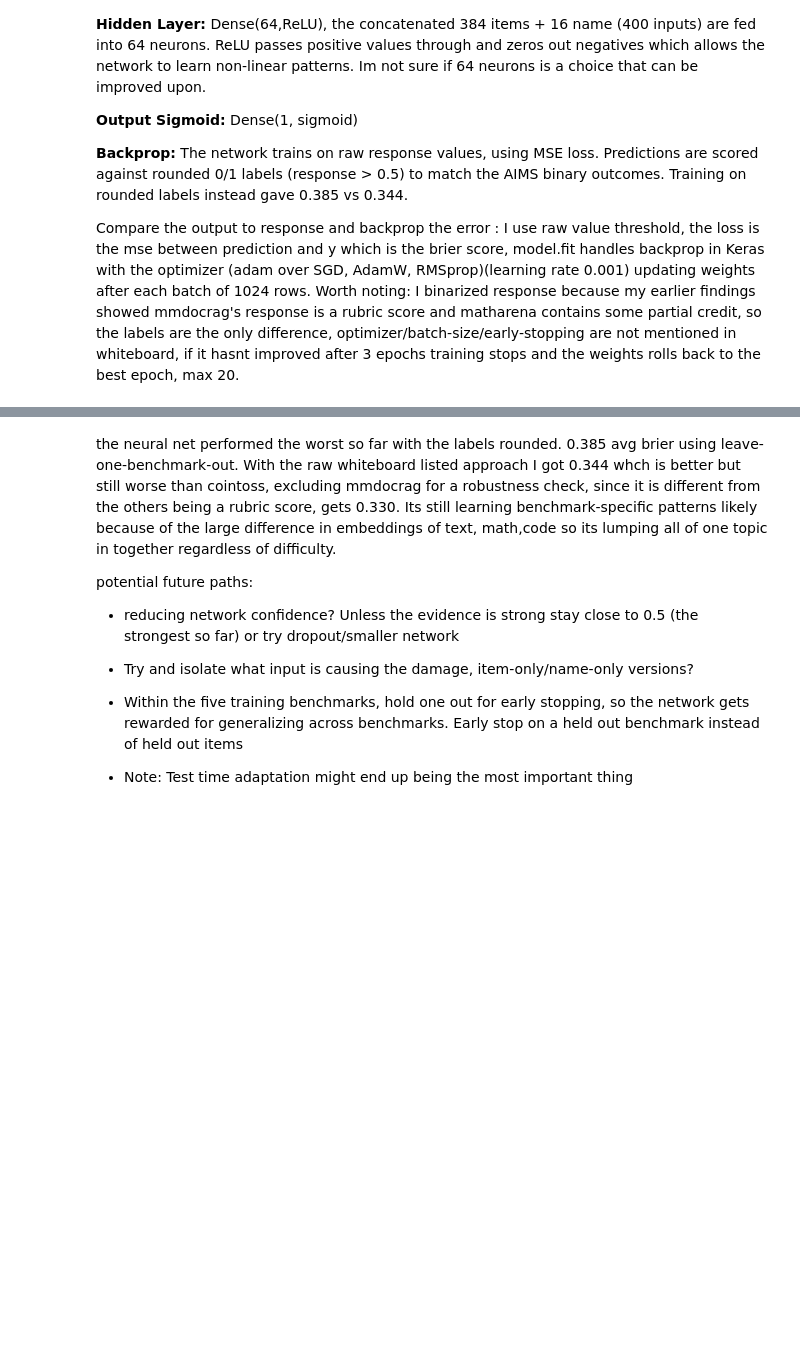
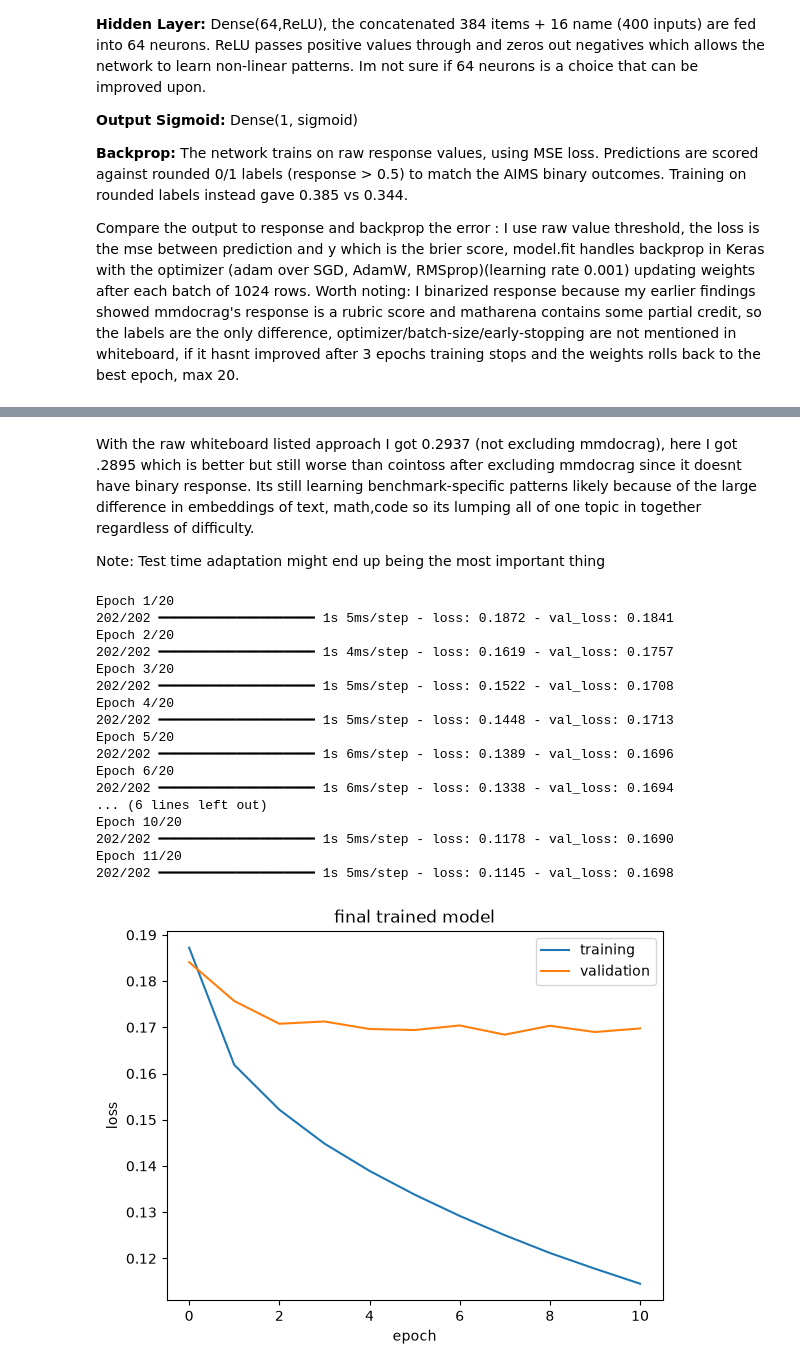
Before and after one commit to stevenwoodrum/dl-project, a Jupyter notebook: simplenn.ipynb, the cells around one changed output, grey strips where cells are left out. Drawn from its saved outputs; the diff is of its cells as text; code cells hidden in the pictures; blank space fills up the shorter version.

Commit message:
Nicks Approach 1

```diff
--- a/simplenn.ipynb
+++ b/simplenn.ipynb
@@ -185,12 +270,64 @@ avg (6 folds): 0.3436 | avg excl. mmdocrag: 0.3299
 # %% [markdown]
- the neural net performed the worst so far with the labels rounded. 0.385 avg brier using leave-one-benchmark-out. With the raw whiteboard listed approach I got 0.344 whch is better but still worse than cointoss, excluding mmdocrag for a robustness check, since it is different from the others being a rubric score, gets 0.330. Its still learning benchmark-specific patterns likely because of the large difference in embeddings of text, math,code so its lumping all of one topic in together regardless of difficulty.
+ With the raw whiteboard listed approach I got 0.2937 (not excluding mmdocrag), here I got .2895 which is better but still worse than cointoss after excluding mmdocrag since it doesnt have binary response. Its still learning benchmark-specific patterns likely because of the large difference in embeddings of text, math,code so its lumping all of one topic in together regardless of difficulty.
 
-potential future paths:
-
-- reducing network confidence? Unless the evidence is strong stay close to 0.5 (the strongest so far) or try dropout/smaller network
-
-- Try and isolate what input is causing the damage, item-only/name-only versions?
-
-- Within the five training benchmarks, hold one out for early stopping, so the network gets rewarded for generalizing across benchmarks. Early stop on a held out benchmark instead of held out items
-
-- Note: Test time adaptation might end up being the most important thing
+Note: Test time adaptation might end up being the most important thing
+# %%
+import json
+SUB = Path("my_submission")
+
+# seed fixed to make random choices reproducible.
+keras.utils.set_random_seed(0)
+rng = np.random.default_rng(0)
+every_item = resp["item_id"].unique()
+
+stop_items = rng.choice(every_item, size=len(every_item) // 10, replace=False)
+is_stop = resp["item_id"].isin(stop_items)
+fit_df, stop_df = resp[~is_stop], resp[is_stop]
+
+final_model = build_model()
+
+final_model.fit(
+    inputs(fit_df, fit_df["name_idx"]), fit_df["response"].to_numpy("float32"),
+    validation_data=(inputs(stop_df, stop_df["name_idx"]), stop_df["response"].to_numpy("float32")),
+    epochs=20, batch_size=1024,
+    callbacks=[keras.callbacks.EarlyStopping(patience=3, restore_best_weights=True)])
+
+pd.DataFrame(final_model.hisory.history).to_csv("histories/final_model.csv", index_label = "epoch")
+
+dense = [layer for layer in final_model.layers if isinstance(layer, keras.layers.Dense)]
+W1, b1 = dense[0].get_weights()
+W2, b2 = dense[1].get_weights()
+name_table = final_model.get_layer("name_emb").get_weights()[0]
+np.savez(SUB / "weights.npz", name_table=name_table, W1=W1, b1=b1, W2=W2, b2=b2)
+with open(SUB / "vocab.json", "w") as f:
+    json.dump(vocab, f)
+
+
+h = final_model.history.history
+plt.figure()
+plt.plot(h["loss"], label = "training")
+plt.plot(h["val_loss"], label = "validation")
+plt.xlabel("epoch")
+plt.ylabel("loss")
+plt.title("final trained model")
+plt.legend()
+plt.show()
+# %% [output]
+Epoch 1/20
+202/202 ━━━━━━━━━━━━━━━━━━━━ 1s 5ms/step - loss: 0.1872 - val_loss: 0.1841
+Epoch 2/20
+202/202 ━━━━━━━━━━━━━━━━━━━━ 1s 4ms/step - loss: 0.1619 - val_loss: 0.1757
+Epoch 3/20
+202/202 ━━━━━━━━━━━━━━━━━━━━ 1s 5ms/step - loss: 0.1522 - val_loss: 0.1708
+Epoch 4/20
+202/202 ━━━━━━━━━━━━━━━━━━━━ 1s 5ms/step - loss: 0.1448 - val_loss: 0.1713
+Epoch 5/20
+202/202 ━━━━━━━━━━━━━━━━━━━━ 1s 6ms/step - loss: 0.1389 - val_loss: 0.1696
+Epoch 6/20
+202/202 ━━━━━━━━━━━━━━━━━━━━ 1s 6ms/step - loss: 0.1338 - val_loss: 0.1694
+... (6 lines left out)
+Epoch 10/20
+202/202 ━━━━━━━━━━━━━━━━━━━━ 1s 5ms/step - loss: 0.1178 - val_loss: 0.1690
+Epoch 11/20
+202/202 ━━━━━━━━━━━━━━━━━━━━ 1s 5ms/step - loss: 0.1145 - val_loss: 0.1698
+[figure, added]
```
Also changed, not shown: parts of 5 cells of this notebook, 14 other files.
